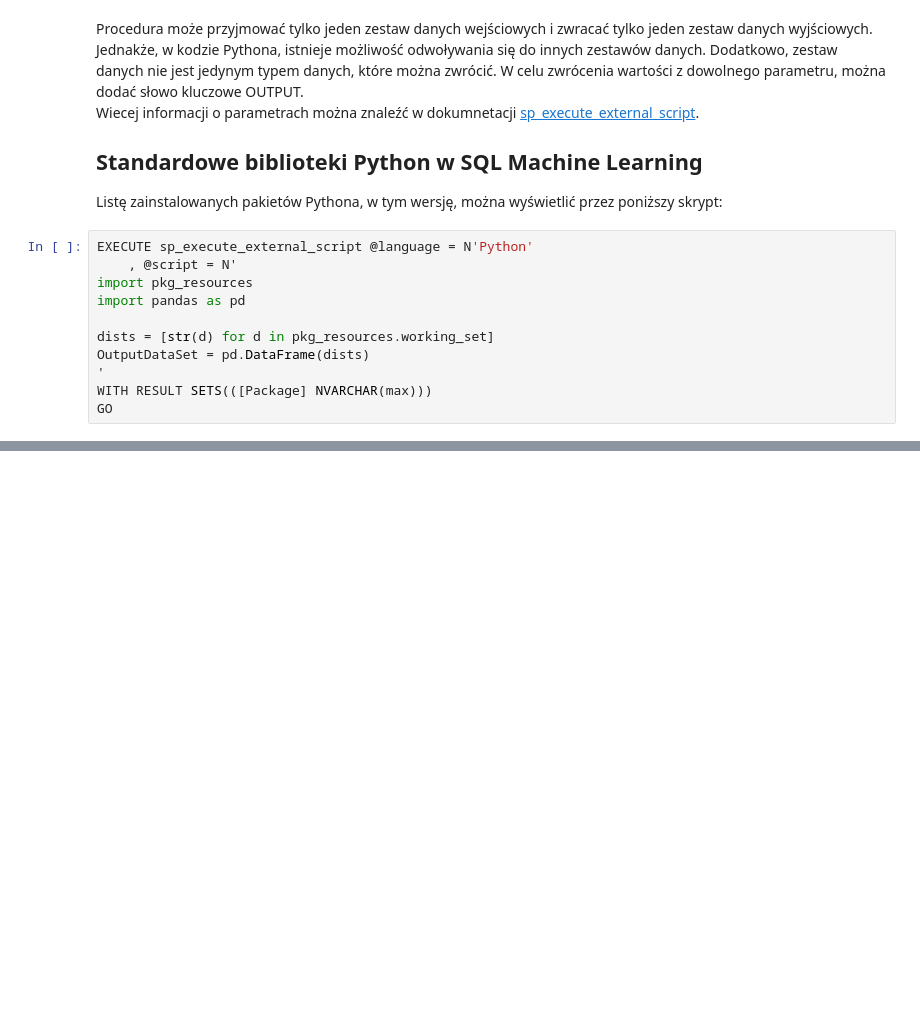
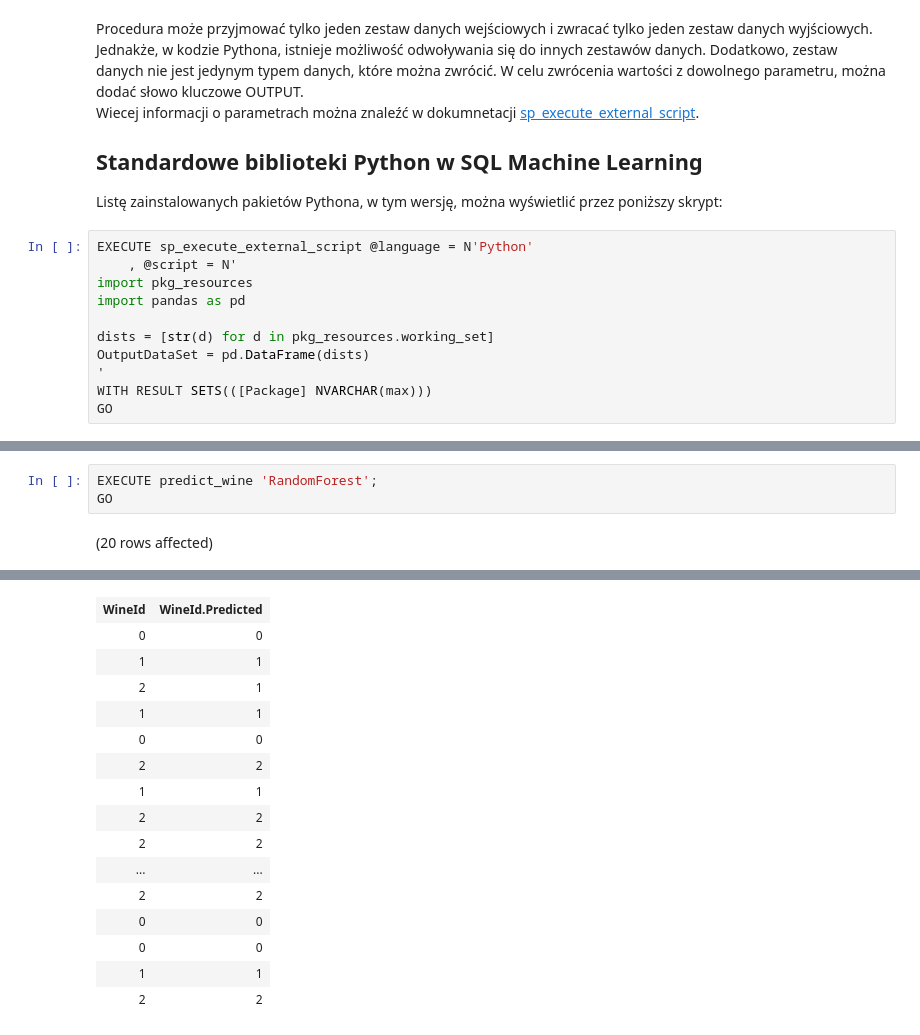
Before and after one commit to Kowalski1024/ml-playground, a Jupyter notebook: sql_with_python.ipynb, the cells around one changed output, grey strips where cells are left out. Saved outputs shown, nothing was run; the diff lists cells and outputs as text; blank space fills up the shorter version.

```diff
--- a/sql_with_python.ipynb
+++ b/sql_with_python.ipynb
@@ -273,0 +513,5 @@ Total execution time: 00:00:03.185
+# %%
+EXECUTE predict_wine 'RandomForest';
+GO
+# %% [output]
+(20 rows affected)
@@ -273,0 +519,16 @@ Total execution time: 00:00:03.185
+| WineId | WineId.Predicted |
+| 0 | 0 |
+| 1 | 1 |
+| 2 | 1 |
+| 1 | 1 |
+| 0 | 0 |
+| 2 | 2 |
+| 1 | 1 |
+| 2 | 2 |
+| 2 | 2 |
+| ... | ... |
+| 2 | 2 |
+| 0 | 0 |
+| 0 | 0 |
+| 1 | 1 |
+| 2 | 2 |
```
Also changed, not shown: parts of 42 cells of this notebook.
